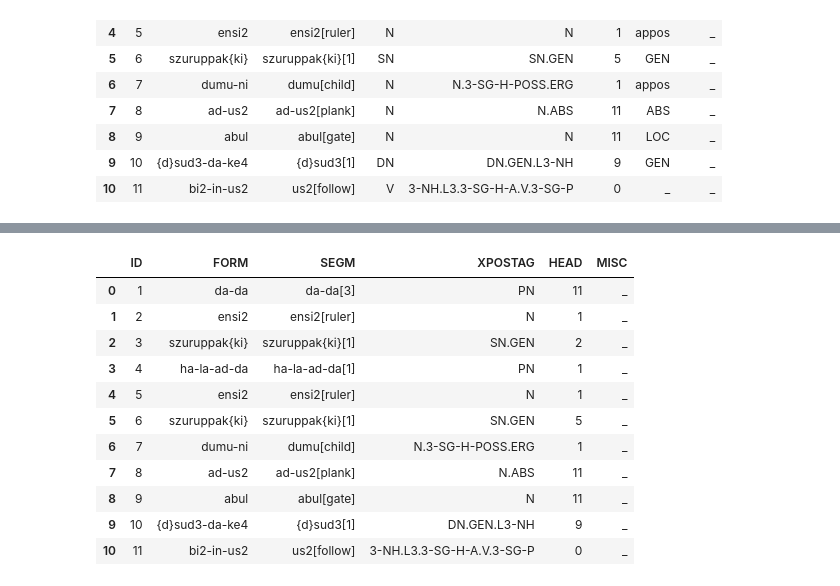
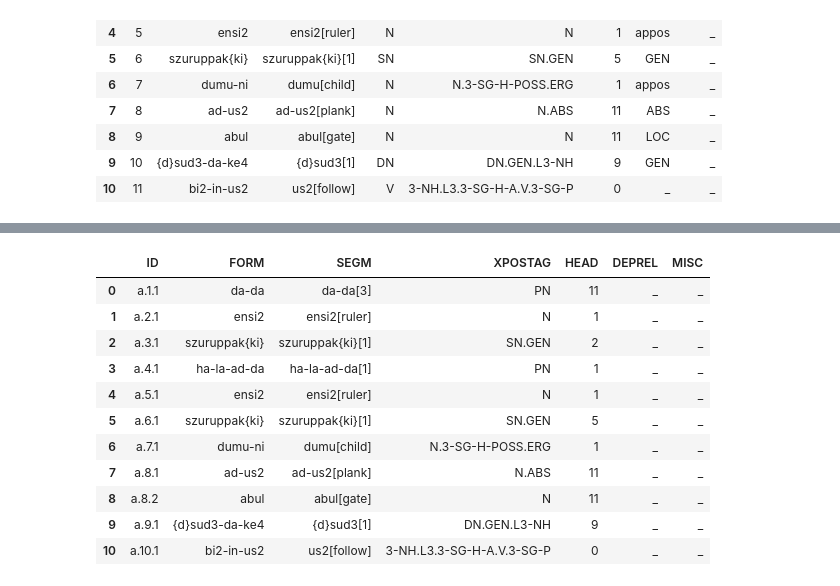
Before and after one commit to jzywaaaaa/Cleaning-Conll-Output-of-the-Royal-Subcorpus, a Jupyter notebook: Conll_clean_up.ipynb, the cells around one changed output, grey strips where cells are left out. Drawn from its saved outputs; the diff is of its cells as text; code cells hidden in the pictures.

```diff
--- a/Conll_clean_up.ipynb
+++ b/Conll_clean_up.ipynb
@@ -23,0 +7,8 @@ def read_conll(filepath):
+# %%
+subcorpus_file_loc = './royal_subcorpus_data/P429949.conll'
+atf_converted_file_loc = './output/P429949.conll'
+
+text_number = re.findall(pattern = '.*\/([^\/]*)$', string = subcorpus_file_loc)[0][0:-6]
+# %%
+data = pd.read_fwf('./royal_subcorpus_data/P216736.conll')
+data
@@ -39,0 +233,3 @@ df
+# %%
+df = read_conll(subcorpus_file_loc)
+df
@@ -40,20 +249,26 @@ df
 # %%
 # rename the WORD and MORPH column
-df = df.rename(columns={"WORD": "FORM", "MORPH": "XPOSTAG"})
+df = df.rename(columns={'WORD': 'FORM', 'MORPH': 'XPOSTAG'})
 # drop the EDGE and POS columns
 df = df.drop(columns = ['EDGE', 'POS'])
+# add the DEPREL column
+df['DEPREL'] = np.repeat('_', df.shape[0])
+# update the ID column
+df['ID'] = extract_id(atf_converted_file_loc)
+# reorder the columns
+df = df[['ID', 'FORM', 'SEGM', 'XPOSTAG', 'HEAD', 'DEPREL', 'MISC']]
 
 df
 # %% [output]
-|  | ID | FORM | SEGM | XPOSTAG | HEAD | MISC |
-| 0 | 1 | da-da | da-da[3] | PN | 11 | _ |
-| 1 | 2 | ensi2 | ensi2[ruler] | N | 1 | _ |
-| 2 | 3 | szuruppak{ki} | szuruppak{ki}[1] | SN.GEN | 2 | _ |
-| 3 | 4 | ha-la-ad-da | ha-la-ad-da[1] | PN | 1 | _ |
-| 4 | 5 | ensi2 | ensi2[ruler] | N | 1 | _ |
-| 5 | 6 | szuruppak{ki} | szuruppak{ki}[1] | SN.GEN | 5 | _ |
-| 6 | 7 | dumu-ni | dumu[child] | N.3-SG-H-POSS.ERG | 1 | _ |
-| 7 | 8 | ad-us2 | ad-us2[plank] | N.ABS | 11 | _ |
-| 8 | 9 | abul | abul[gate] | N | 11 | _ |
-| 9 | 10 | {d}sud3-da-ke4 | {d}sud3[1] | DN.GEN.L3-NH | 9 | _ |
-| 10 | 11 | bi2-in-us2 | us2[follow] | 3-NH.L3.3-SG-H-A.V.3-SG-P | 0 | _ |
+|  | ID | FORM | SEGM | XPOSTAG | HEAD | DEPREL | MISC |
+| 0 | a.1.1 | da-da | da-da[3] | PN | 11 | _ | _ |
+| 1 | a.2.1 | ensi2 | ensi2[ruler] | N | 1 | _ | _ |
+| 2 | a.3.1 | szuruppak{ki} | szuruppak{ki}[1] | SN.GEN | 2 | _ | _ |
+| 3 | a.4.1 | ha-la-ad-da | ha-la-ad-da[1] | PN | 1 | _ | _ |
+| 4 | a.5.1 | ensi2 | ensi2[ruler] | N | 1 | _ | _ |
+| 5 | a.6.1 | szuruppak{ki} | szuruppak{ki}[1] | SN.GEN | 5 | _ | _ |
+| 6 | a.7.1 | dumu-ni | dumu[child] | N.3-SG-H-POSS.ERG | 1 | _ | _ |
+| 7 | a.8.1 | ad-us2 | ad-us2[plank] | N.ABS | 11 | _ | _ |
+| 8 | a.8.2 | abul | abul[gate] | N | 11 | _ | _ |
+| 9 | a.9.1 | {d}sud3-da-ke4 | {d}sud3[1] | DN.GEN.L3-NH | 9 | _ | _ |
+| 10 | a.10.1 | bi2-in-us2 | us2[follow] | 3-NH.L3.3-SG-H-A.V.3-SG-P | 0 | _ | _ |
```
Also changed, not shown: parts of 16 cells of this notebook.
